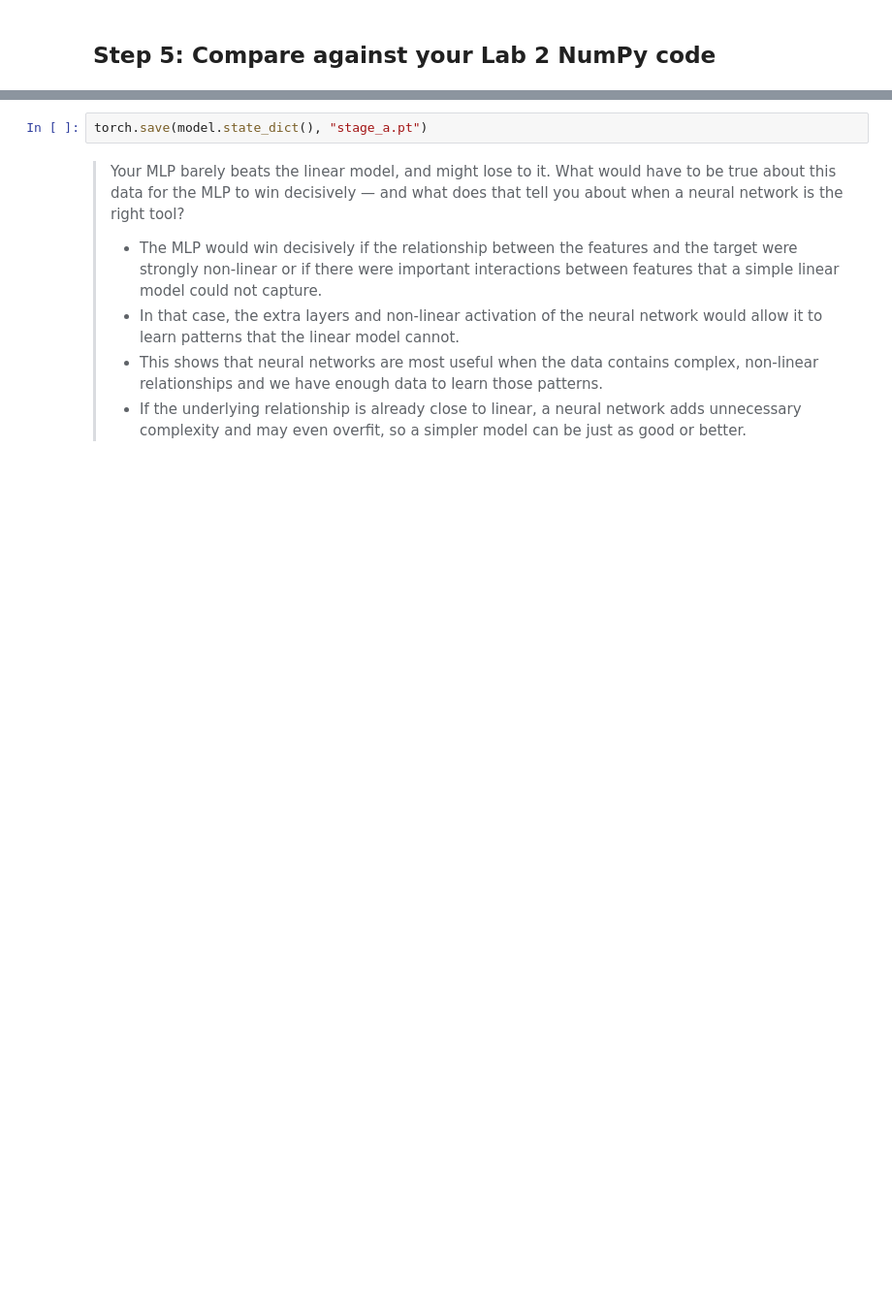
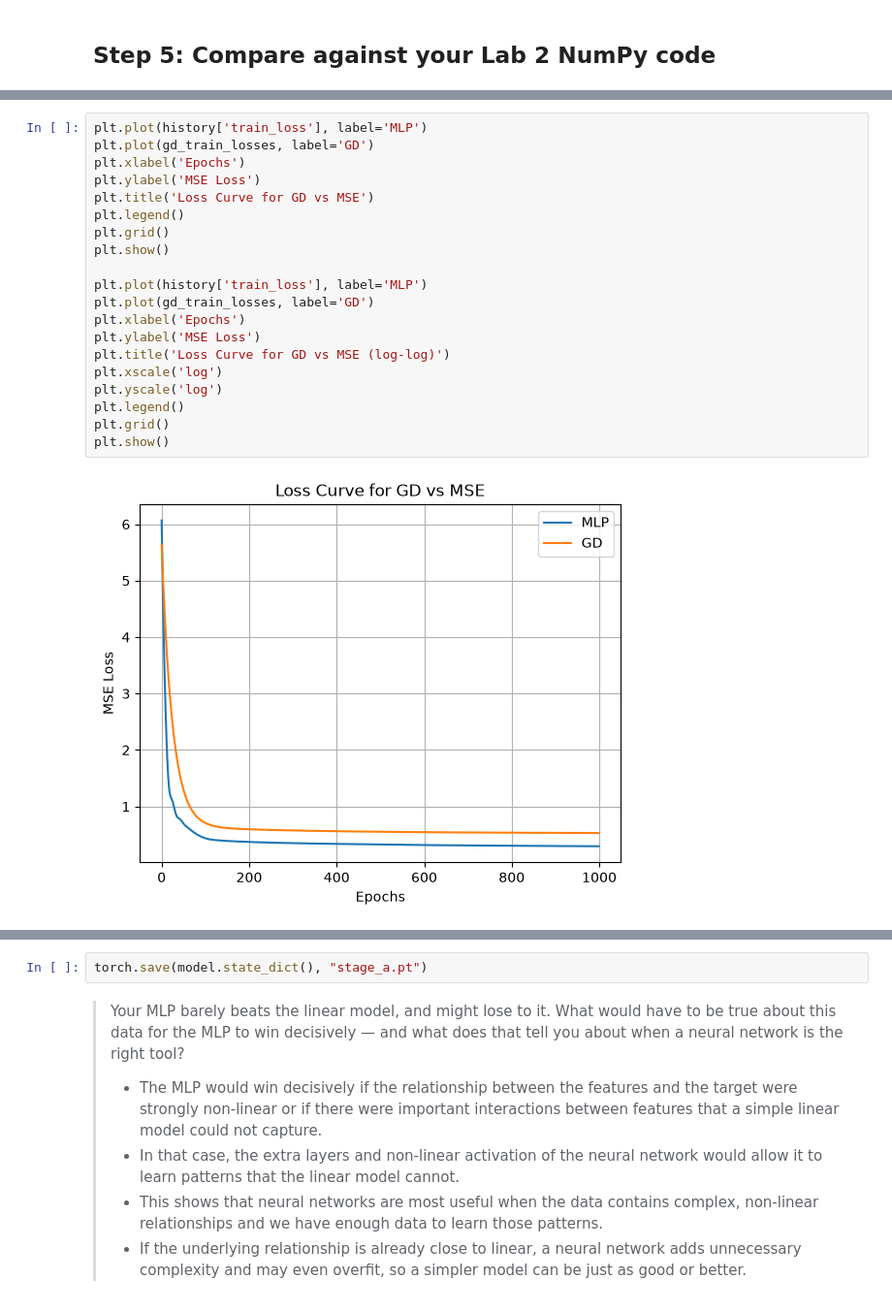
Before and after one commit to NatalTiger26/lab4_neural_networks, a Jupyter notebook: day1_regression_starter.ipynb, the cells around one changed output, grey strips where cells are left out. Shown at 97% size. Cells and saved outputs as stored; diff of their text form; blank space fills up the shorter version.

```diff
--- a/day1_regression_starter.ipynb
+++ b/day1_regression_starter.ipynb
@@ -147,0 +184,22 @@ plt.show()
+# %%
+plt.plot(history['train_loss'], label='MLP')
+plt.plot(gd_train_losses, label='GD')
+plt.xlabel('Epochs')
+plt.ylabel('MSE Loss')
+plt.title('Loss Curve for GD vs MSE')
+plt.legend()
+plt.grid()
+plt.show()
+
+plt.plot(history['train_loss'], label='MLP')
+plt.plot(gd_train_losses, label='GD')
+plt.xlabel('Epochs')
+plt.ylabel('MSE Loss')
+plt.title('Loss Curve for GD vs MSE (log-log)')
+plt.xscale('log')
+plt.yscale('log')
+plt.legend()
+plt.grid()
+plt.show()
+# %% [output]
+[figure, added]
```
Also changed, not shown: parts of 5 cells of this notebook, 2 other files.
